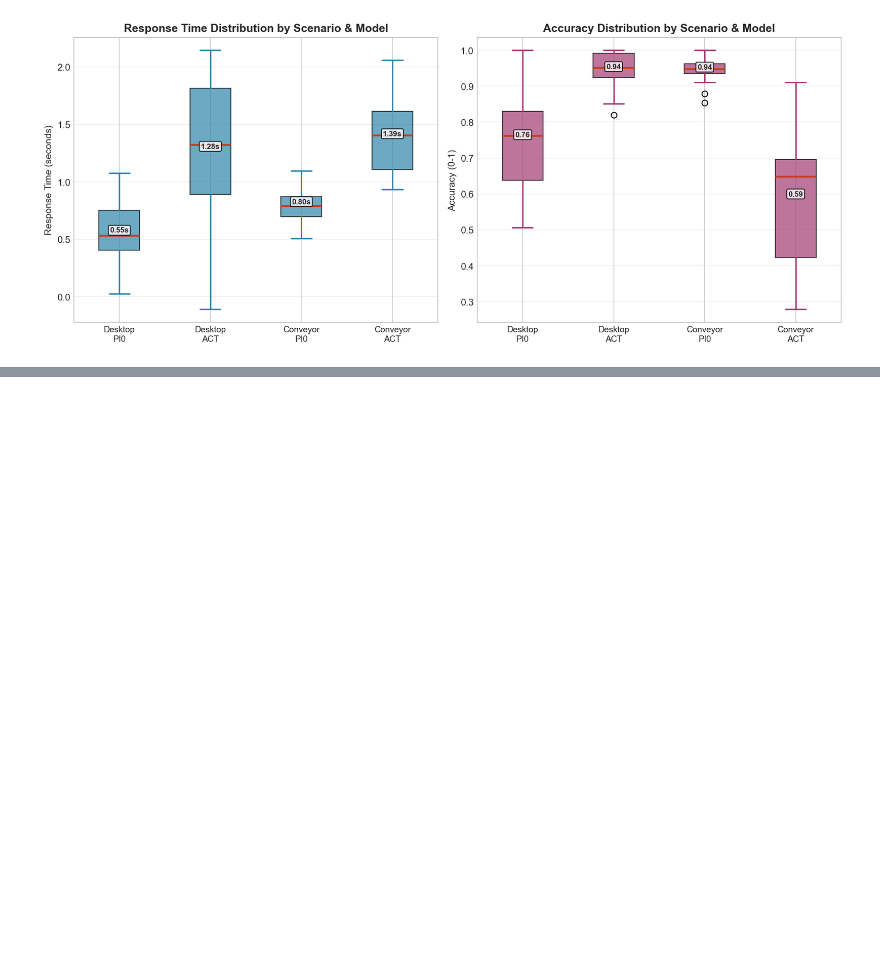
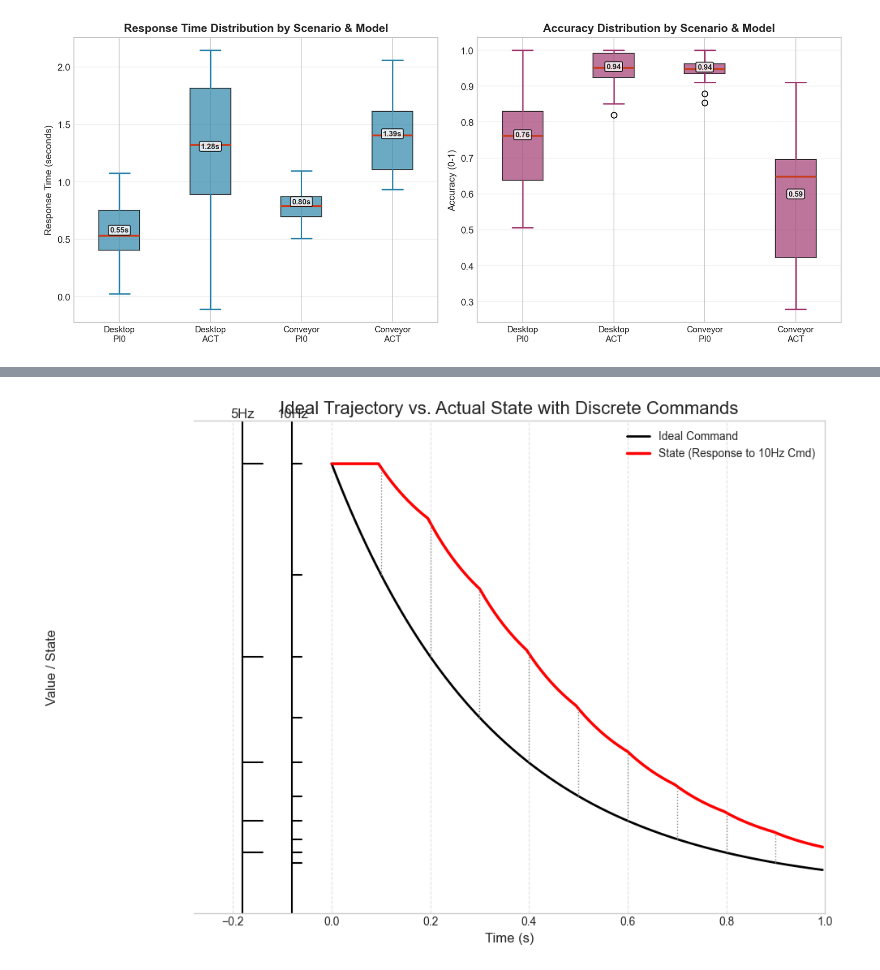
Before and after one commit to vpnasdfghjkl/Camille, a Jupyter notebook: posts/meeting/t_.ipynb, the cells around one changed output, grey strips where cells are left out. Cells and saved outputs as stored; diff of their text form; code cells hidden in the pictures; blank space fills up the shorter version.

```diff
--- a/posts/meeting/t_.ipynb
+++ b/posts/meeting/t_.ipynb
@@ -1017,0 +1125,98 @@ plt.show()
+# %%
+import numpy as np
+import matplotlib.pyplot as plt
+from matplotlib.collections import LineCollection
+
+# --- 1. 定义仿真参数 ---
+T_total = 1.0
+sim_rate = 200
+dt = 1.0 / sim_rate
+t_continuous = np.arange(0, T_total, dt)
+
+# --- 2. 定义并生成轨迹数据 ---
+def ideal_trajectory(t):
+    """定义理想的平滑轨迹函数"""
+    return 1.0 * np.exp(-3.0 * t)
+
+# 生成连续的、理想的Command曲线，用于绘图
+command_ideal = ideal_trajectory(t_continuous)
+
+# 生成10Hz和5Hz的离散指令点，用于左侧Y轴刻度和仿真
+freq_high = 10
+t_cmd_high = np.arange(0, T_total, 1.0 / freq_high)
+cmd_values_high = ideal_trajectory(t_cmd_high)
+
+freq_low = 5
+t_cmd_low = np.arange(0, T_total, 1.0 / freq_low)
+cmd_values_low = ideal_trajectory(t_cmd_low)
+
+# --- 3. 模拟系统对离散(10Hz)指令的State响应 ---
+# 注意：仿真模型依然基于离散的10Hz指令，这是关键
+tau = 0.15
+state = np.zeros_like(t_continuous)
+state[0] = ideal_trajectory(0)
+current_cmd_idx = 0
+
+for i in range(1, len(t_continuous)):
+    # 查找当前时刻对应的指令值 (零阶保持)
+    if current_cmd_idx + 1 < len(t_cmd_high) and t_continuous[i] >= t_cmd_high[current_cmd_idx + 1]:
+        current_cmd_idx += 1
+    command_discrete = cmd_values_high[current_cmd_idx]
+
+    # 状态更新
+    state_dot = (command_discrete - state[i-1]) / tau
+    state[i] = state[i-1] + state_dot * dt
+
+# --- 4. 绘图 ---
+plt.style.use('seaborn-v0_8-whitegrid')
+fig, ax = plt.subplots(figsize=(10, 7))
+
+# 【修改点】绘制平滑的理想Command曲线 (黑色)
+ax.plot(t_continuous, command_ideal, color='black', linewidth=2.0, label='Ideal Command')
+
+# 绘制平滑的State响应曲线 (红色)
+ax.plot(t_continuous, state, color='red', linewidth=2.5, label='State (Response to 10Hz Cmd)')
+
+# 绘制连接Command采样点和State的垂直线，代表误差
+vertical_lines = []
+for t_c, cmd_c in zip(t_cmd_high, cmd_values_high):
+    state_val_at_t = np.interp(t_c, t_continuous, state)
+    # 连接理想曲线上的采样点与实际状态曲线
+    vertical_lines.append([(t_c, cmd_c), (t_c, state_val_at_t)])
+
+lc = LineCollection(vertical_lines, colors='gray', linestyles=':', linewidths=1)
+ax.add_collection(lc)
+
+# --- 5. 实现左侧Y轴特殊标注 (这部分保留不变) ---
+ax.spines['left'].set_visible(False)
+ax.set_yticks([])
+
+y_axis_x_pos_10hz = -0.08
+y_axis_x_pos_5hz = -0.18
+ax.set_ylim(-0.05, 1.1)
+ax.set_xlim(y_axis_x_pos_5hz - 0.1, T_total)
+
+# 绘制10Hz指令的自定义Y轴
+ax.axvline(x=y_axis_x_pos_10hz, color='black', linewidth=1.5)
+for val in cmd_values_high:
+    ax.plot([y_axis_x_pos_10hz, y_axis_x_pos_10hz + 0.02], [val, val], color='black', linewidth=1.5)
+ax.text(y_axis_x_pos_10hz, 1.1, '10Hz', ha='center', va='bottom', fontsize=12)
+
+# 绘制5Hz指令的自定义Y轴
+ax.axvline(x=y_axis_x_pos_5hz, color='black', linewidth=1.5)
+for val in cmd_values_low:
+    ax.plot([y_axis_x_pos_5hz, y_axis_x_pos_5hz + 0.04], [val, val], color='black', linewidth=1.5)
+ax.text(y_axis_x_pos_5hz, 1.1, '5Hz', ha='center', va='bottom', fontsize=12)
+
+# --- 6. 美化图表 ---
+ax.set_title("Ideal Trajectory vs. Actual State with Discrete Commands", fontsize=16)
+ax.set_xlabel("Time (s)", fontsize=12)
+ax.set_ylabel("Value / State", fontsize=12, labelpad=120)
+ax.legend(loc='upper right')
+ax.grid(True, axis='x', linestyle='--', alpha=0.6)
+ax.grid(False, axis='y')
+
+plt.tight_layout()
+plt.show()
+# %% [output]
+[figure, added]
```
Also changed, not shown: parts of 1 cell of this notebook, 28 other files.
